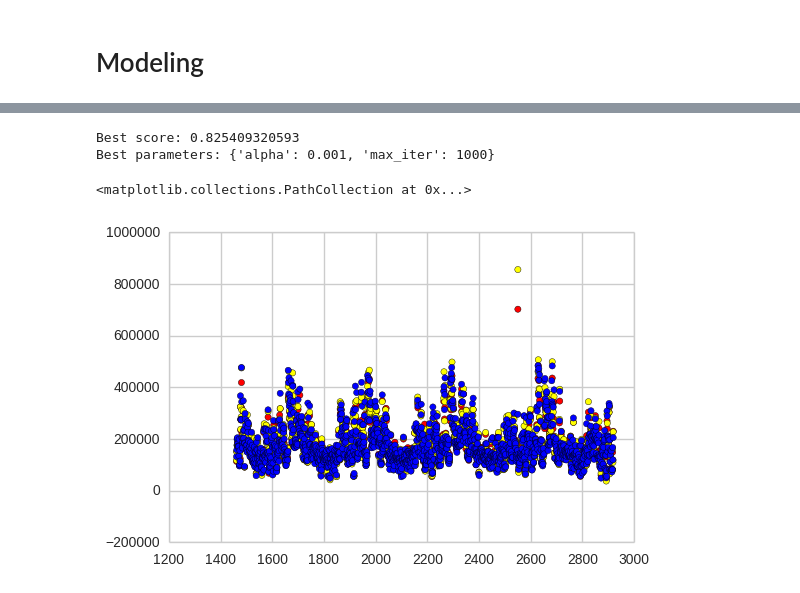
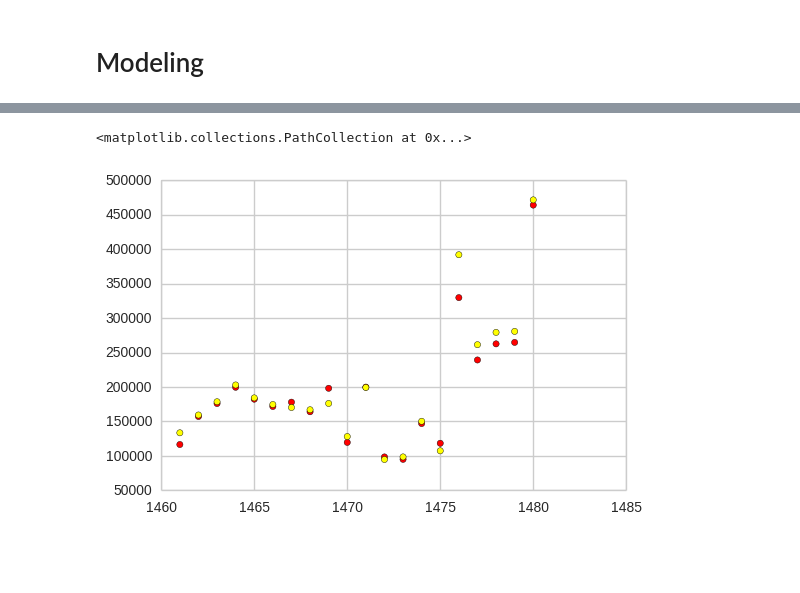
Before and after one commit to SunnyMarkLiu/Kaggle-House-Prices, a Jupyter notebook: Predict_House_Prices.ipynb, the cells around one changed output, grey strips where cells are left out. Cells and saved outputs as stored; diff of their text form; code cells hidden in the pictures; blank space fills up the shorter version.

```diff
--- a/Predict_House_Prices.ipynb
+++ b/Predict_House_Prices.ipynb
@@ -569,3 +580,5 @@ conbined_data.drop('Neighborhood', axis=1, inplace=True)
 YearBuilt建造时间，YearRemodAdd修建时间，确定是否翻新改造过
 # %%
 conbined_data['RemodYears'] = conbined_data['YearRemodAdd'] - conbined_data['YearBuilt']
+# %%
+conbined_data['GarageBltYears'] = conbined_data['GarageYrBlt'] - conbined_data['YearBuilt']
@@ -692,6 +740,7 @@ plt.ylabel("rmse")
 # %%
-ridge_reg = Ridge(alpha = 2)
-ridge_reg.fit(train_X, train_Y)
+lasso.fit(train_X, train_Y)
 
-ridge_reg_predictions = ridge_reg.predict(test_X)
-ridge_reg_predictions = np.power(np.e, ridge_reg_predictions) - 1
+lasso_predictions = lasso.predict(test_X).astype(float)
+lasso_predictions = np.power(np.e, lasso_predictions) - 1
+
+print 'lasso predicts done.'
@@ -709,31 +749,3 @@ plt.title("Coefficients in the Lasso Model")
-# %%
-from sklearn.cross_validation import StratifiedKFold
-from sklearn.grid_search import GridSearchCV
-
-# 随机森林模型的超参数选择
-lasso_reg = Lasso()
-
-lasso_parameter_grid = {
-                 'alpha' : [1, 0.1, 0.01, 0.001],
-                 'max_iter': [1000, 5000, 10000, 15000]
-                 }
-
-cross_validation = StratifiedKFold(train_Y, n_folds=5)
-
-lasso_grid_search = GridSearchCV(lasso_reg,
-                           param_grid=lasso_parameter_grid,
-                           cv=cross_validation)
-
-lasso_grid_search.fit(train_X, train_Y)
-
-print('Best score: {}'.format(lasso_grid_search.best_score_))
-print('Best parameters: {}'.format(lasso_grid_search.best_params_))
-
-lasso_predictions = lasso_grid_search.predict(test_X).astype(float)
-lasso_predictions = np.power(np.e, lasso_predictions) - 1
-# %% [output]
-Best score: 0.825409320593
-Best parameters: {'alpha': 0.001, 'max_iter': 1000}
 # %%
 import xgboost as xgb
 
@@ -756,9 +768,8 @@ xgb_predictions = xgb_regr.predict(test_X)
 xgb_predictions = np.power(np.e, xgb_predictions) - 1
 # %%
 # 计算累加的权重
-plt.scatter(test_Id, lasso_predictions, c='red')
-plt.scatter(test_Id, ridge_reg_predictions, c='yellow')
-plt.scatter(test_Id, xgb_predictions, c='blue')
+plt.scatter(test_Id[0:20], lasso_predictions[0:20], c='red')
+plt.scatter(test_Id[0:20], xgb_predictions[0:20], c='yellow')
 # %% [output]
 <matplotlib.collections.PathCollection at 0x...>
-[figure, old version]
+[figure, new version]
```
Also changed, not shown: parts of 15 cells of this notebook, 2 other files.
